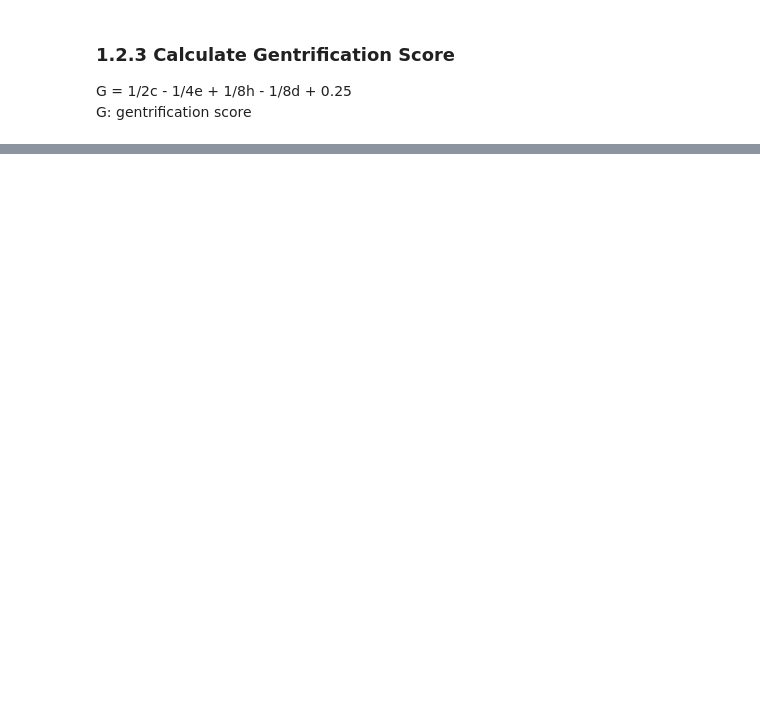
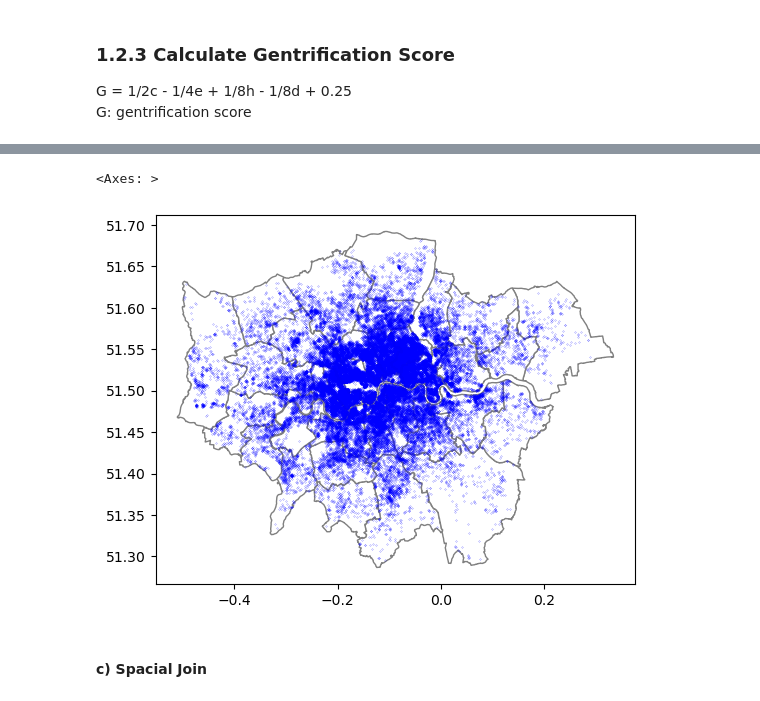
Before and after one commit to qiyuechen1202/fsds_Safari, a Jupyter notebook: dataframe.ipynb, the cells around one changed output, grey strips where cells are left out. Saved outputs shown, nothing was run; the diff lists cells and outputs as text; code cells hidden in the pictures; blank space fills up the shorter version.

Commit message:
finish dataframe

```diff
--- a/dataframe.ipynb
+++ b/dataframe.ipynb
@@ -403,0 +321,10 @@ merged_df = merged_df.drop('borough code', axis=1)
+# %%
+# boroughs
+boros = gpd.read_file(cache_data('https://github.com/jreades/fsds/blob/master/data/src/Boroughs.gpkg?raw=true', padir+'Boroughs.gpkg') )
+boros.set_index('GSS_CODE',inplace = True)
+
+# add gentrification score to borough dataframe
+boros ['score'] =  gtr[ 'score']
+
+boros.to_crs(epsg=4326, inplace=True)
+print(boros.crs)
@@ -403,0 +336,7 @@ merged_df = merged_df.drop('borough code', axis=1)
+# %%
+# listings
+url = 'http://data.insideairbnb.com/united-kingdom/england/london/2022-12-10/data/listings.csv.gz'
+ls = pd.read_csv(cache_data(url, padir),compression='gzip',usecols=['id','latitude','longitude','price','minimum_nights'])
+ls['price'] = ls['price'].str.replace('$','', regex=False).str.replace(',','', regex=False).astype(float)
+# drop the na value
+ls = ls.dropna()
@@ -403,0 +345,7 @@ merged_df = merged_df.drop('borough code', axis=1)
+# %%
+# change listings to geodataframe
+gls = gpd.GeoDataFrame(ls,
+      geometry=gpd.points_from_xy(ls.longitude, ls.latitude))
+gls.set_crs(epsg=4326, inplace=True)
+print(gls.head(5))
+print(gls.crs)
@@ -403,0 +367,10 @@ merged_df = merged_df.drop('borough code', axis=1)
+# %%
+fig, ax = plt.subplots()
+# plot the map
+boros.plot(ax=ax, edgecolor='grey', facecolor='white',markersize=3)
+gls.plot(ax=ax, color='blue', markersize=0.02)
+# %% [output]
+<Axes: >
+[figure, added]
+# %% [markdown]
+#### c) Spacial Join
```
Also changed, not shown: parts of 44 cells of this notebook.
